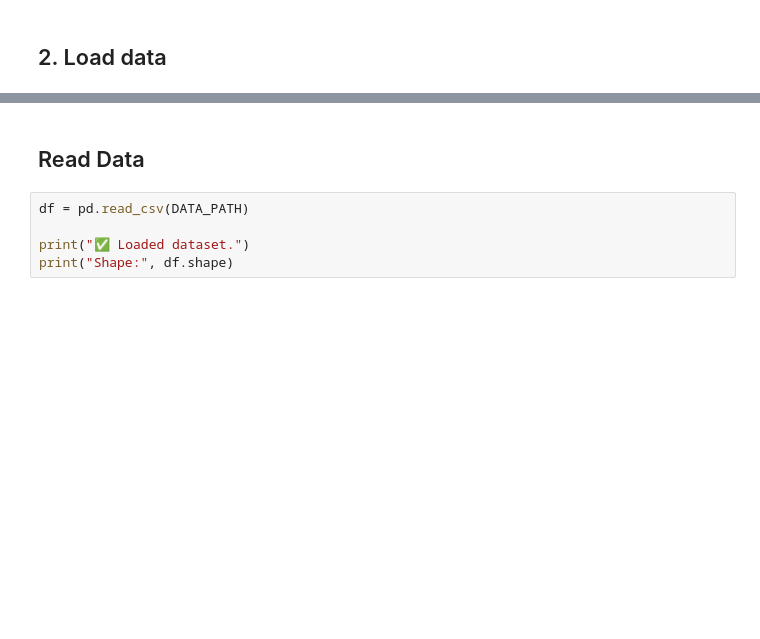
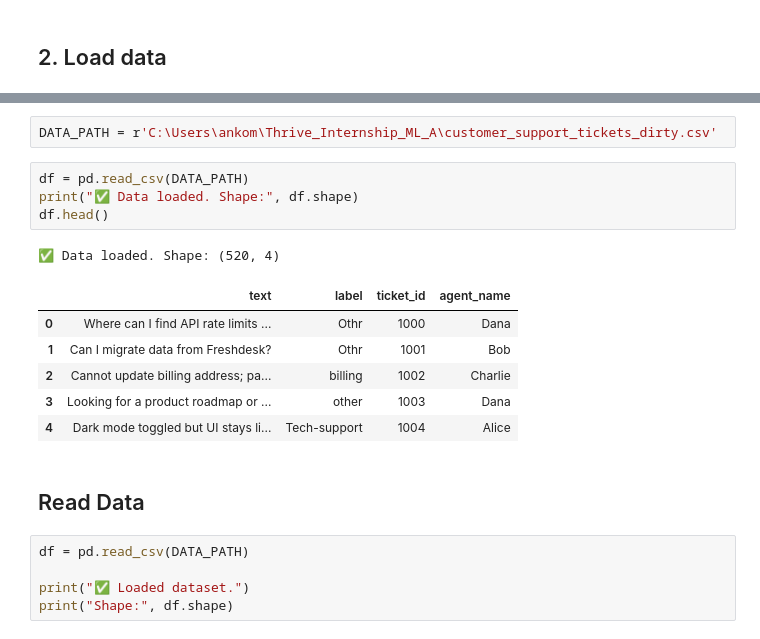
Before and after one commit to ThriveInternship/Thrive_Internship_ML_A, a Jupyter notebook: notebooks/01_data_cleaning_group_a.ipynb, the cells around one changed output, grey strips where cells are left out. Drawn from its saved outputs; the diff is of its cells as text; blank space fills up the shorter version.

```diff
--- a/notebooks/01_data_cleaning_group_a.ipynb
+++ b/notebooks/01_data_cleaning_group_a.ipynb
@@ -53,3 +42,17 @@ File is available at: customer_support_tickets (1).csv
+# %%
+DATA_PATH = r'C:\Users\ankom\Thrive_Internship_ML_A\customer_support_tickets_dirty.csv'
+# %%
+df = pd.read_csv(DATA_PATH)
+print("✅ Data loaded. Shape:", df.shape)
+df.head()
+# %% [output]
+✅ Data loaded. Shape: (520, 4)
+|  | text | label | ticket_id | agent_name |
+| 0 | Where can I find API rate limits ... | Othr | 1000 | Dana |
+| 1 | Can I migrate data from Freshdesk? | Othr | 1001 | Bob |
+| 2 | Cannot update billing address; pa... | billing | 1002 | Charlie |
+| 3 | Looking for a product roadmap or ... | other | 1003 | Dana |
+| 4 | Dark mode toggled but UI stays li... | Tech-support | 1004 | Alice |
 # %% [markdown]
 ## Read Data
 # %%
```
Also changed, not shown: parts of 15 cells of this notebook, 2 other files.
